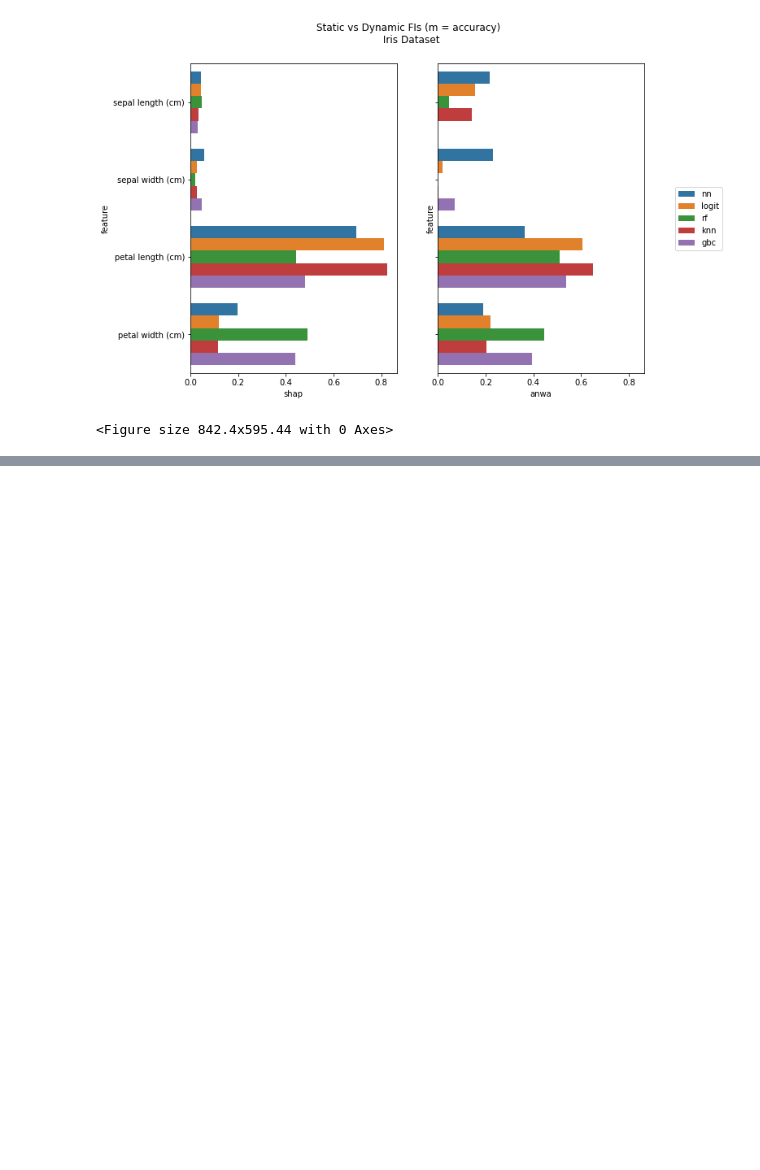
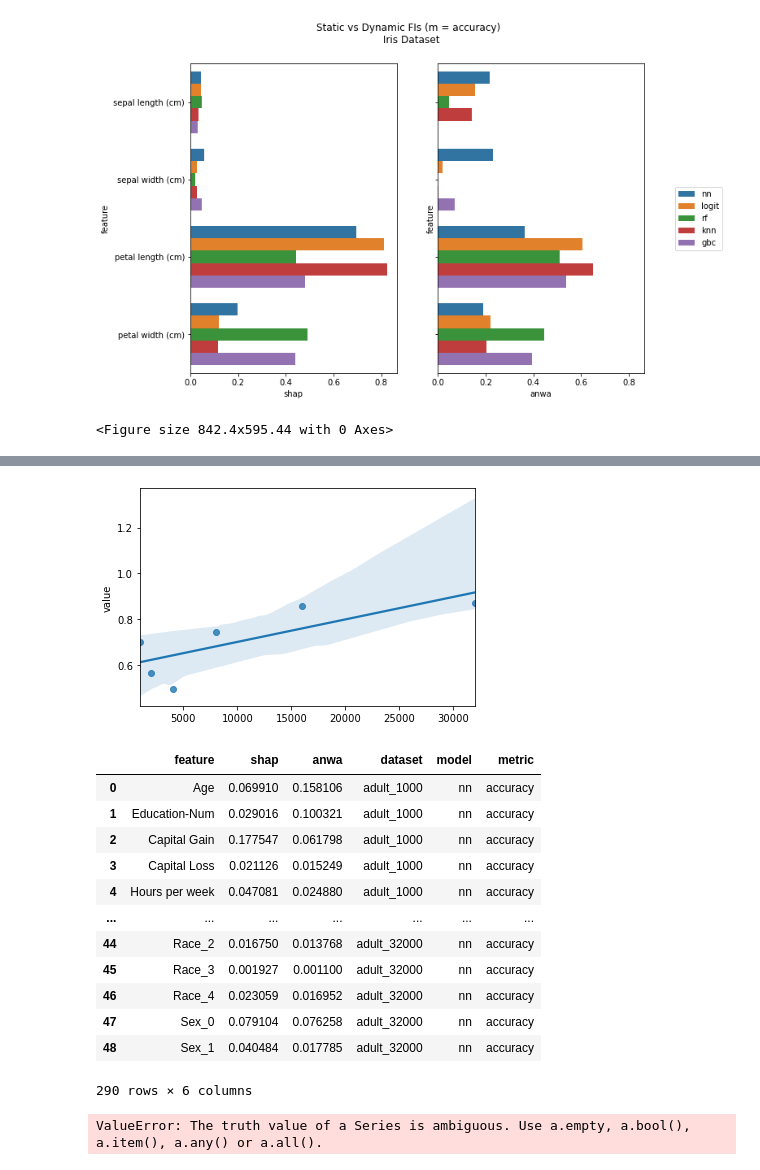
Before and after one commit to jacobdineen/explainability_2022, a Jupyter notebook: main.ipynb, the cells around one changed output, grey strips where cells are left out. Cells and saved outputs as stored; diff of their text form; code cells hidden in the pictures; blank space fills up the shorter version.

```diff
--- a/main.ipynb
+++ b/main.ipynb
@@ -176,0 +251,25 @@ plt.savefig('sample.png')
+# %%
+sns.regplot(x = [1000,2000,4000,8000,16000,32000], y= 'value', data = similarity_df)
+plt.ylim = [0,1]
+plt.show()
+granular_value_df
+# %% [output]
+[figure, added]
+|  | feature | shap | anwa | dataset | model | metric |
+| 0 | Age | 0.069910 | 0.158106 | adult_1000 | nn | accuracy |
+| 1 | Education-Num | 0.029016 | 0.100321 | adult_1000 | nn | accuracy |
+| 2 | Capital Gain | 0.177547 | 0.061798 | adult_1000 | nn | accuracy |
+| 3 | Capital Loss | 0.021126 | 0.015249 | adult_1000 | nn | accuracy |
+| 4 | Hours per week | 0.047081 | 0.024880 | adult_1000 | nn | accuracy |
+| ... | ... | ... | ... | ... | ... | ... |
+| 44 | Race_2 | 0.016750 | 0.013768 | adult_32000 | nn | accuracy |
+| 45 | Race_3 | 0.001927 | 0.001100 | adult_32000 | nn | accuracy |
+| 46 | Race_4 | 0.023059 | 0.016952 | adult_32000 | nn | accuracy |
+| 47 | Sex_0 | 0.079104 | 0.076258 | adult_32000 | nn | accuracy |
+| 48 | Sex_1 | 0.040484 | 0.017785 | adult_32000 | nn | accuracy |
+290 rows × 6 columns
+# %%
+temp = granular_value_df.melt(['feature', 'dataset'])
+temp[temp['variable'] == 'shap' or 'anwa']
+# %% [output]
+ValueError: The truth value of a Series is ambiguous. Use a.empty, a.bool(), a.item(), a.any() or a.all().
```
Also changed, not shown: parts of 5 cells of this notebook, 5 other files.
